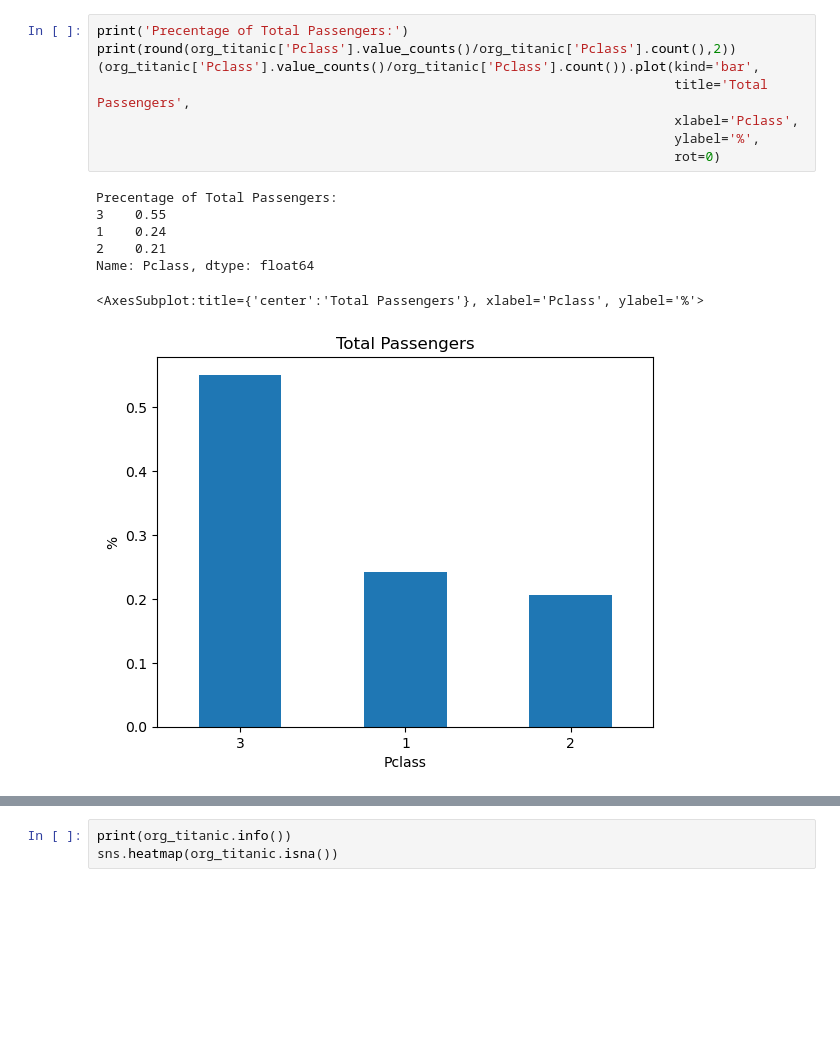
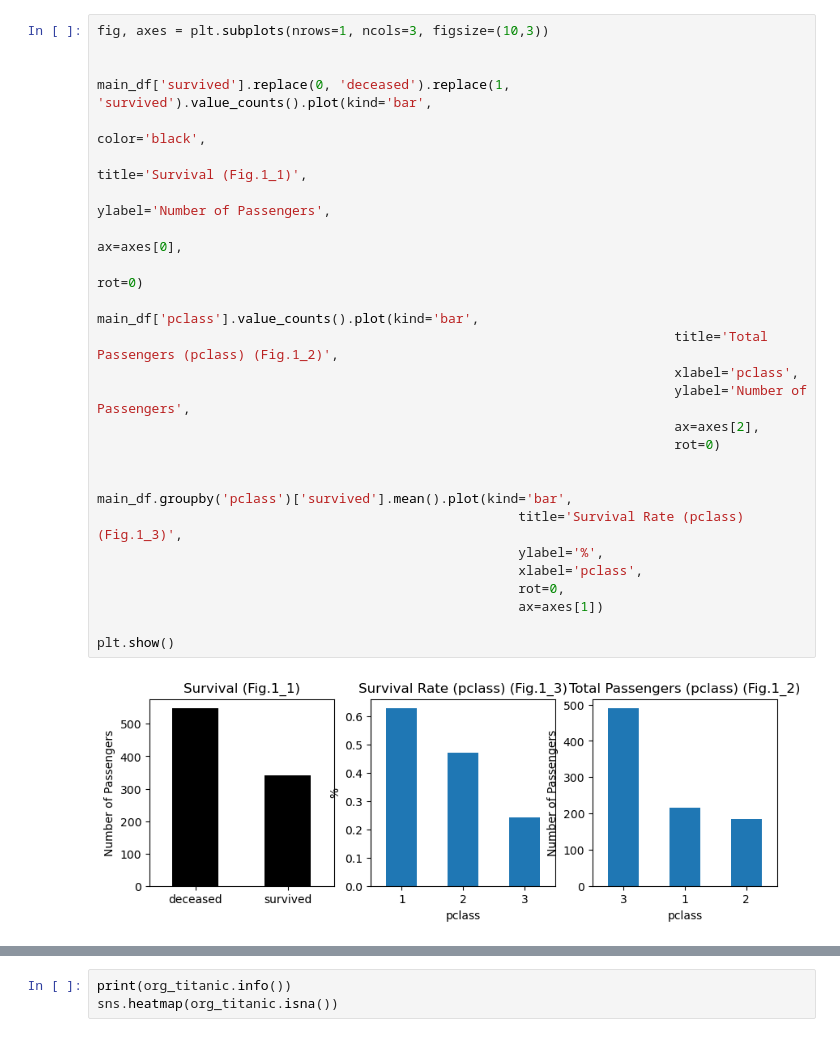
Before and after one commit to elendarn/titanic_ml, a Jupyter notebook: titanic_ml.ipynb, the cells around one changed output, grey strips where cells are left out. Cells and saved outputs as stored; diff of their text form; blank space fills up the shorter version.

```diff
--- a/titanic_ml.ipynb
+++ b/titanic_ml.ipynb
@@ -47,18 +152,31 @@ Survival Rate : 0.38
-# %%
-print('Precentage of Total Passengers:')
-print(round(org_titanic['Pclass'].value_counts()/org_titanic['Pclass'].count(),2))
-(org_titanic['Pclass'].value_counts()/org_titanic['Pclass'].count()).plot(kind='bar',
-                                                                          title='Total Passengers',
-                                                                          xlabel='Pclass',
-                                                                          ylabel='%',
-                                                                          rot=0)
-# %% [output]
-Precentage of Total Passengers:
-3    0.55
-1    0.24
-2    0.21
-Name: Pclass, dtype: float64
-<AxesSubplot:title={'center':'Total Passengers'}, xlabel='Pclass', ylabel='%'>
-[figure, removed]
+# %%
+fig, axes = plt.subplots(nrows=1, ncols=3, figsize=(10,3))
+
+
+main_df['survived'].replace(0, 'deceased').replace(1, 'survived').value_counts().plot(kind='bar',
+                                                                                          color='black',
+                                                                                          title='Survival (Fig.1_1)',
+                                                                                          ylabel='Number of Passengers',
+                                                                                          ax=axes[0],
+                                                                                          rot=0)
+
+main_df['pclass'].value_counts().plot(kind='bar',
+                                                                          title='Total Passengers (pclass) (Fig.1_2)',
+                                                                          xlabel='pclass',
+                                                                          ylabel='Number of Passengers',
+                                                                          ax=axes[2],
+                                                                          rot=0)
+
+
+main_df.groupby('pclass')['survived'].mean().plot(kind='bar',
+                                                      title='Survival Rate (pclass) (Fig.1_3)',
+                                                      ylabel='%',
+                                                      xlabel='pclass',
+                                                      rot=0,
+                                                      ax=axes[1])
+
+plt.show()
+# %% [output]
+[figure, added]
 # %%
 # plotting with seaborn
```
Also changed, not shown: parts of 87 cells of this notebook.
